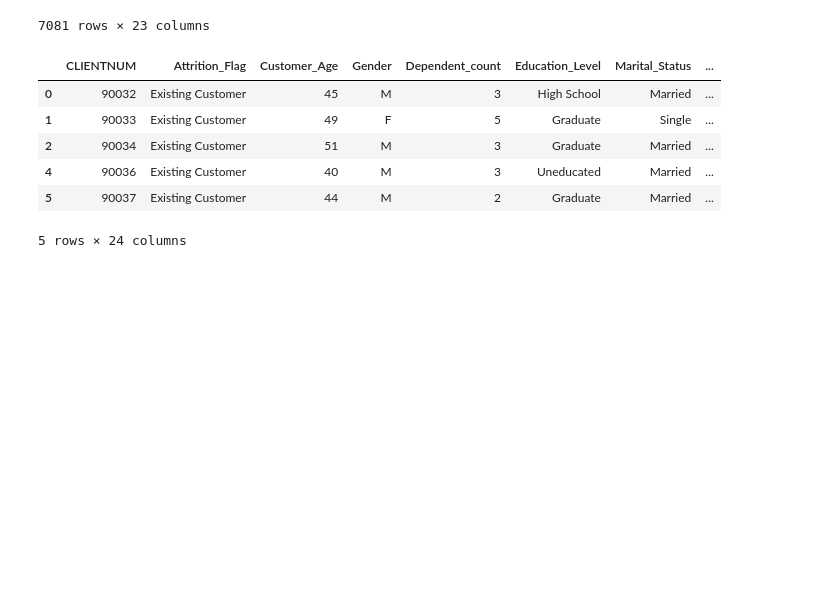
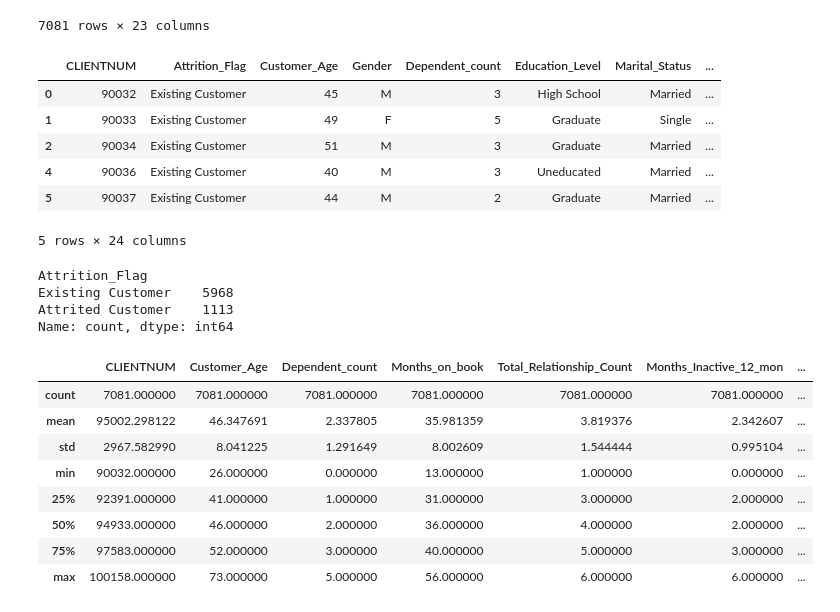
Before and after one commit to arturorivero/python-for-data-analysis, a Jupyter notebook: data/Dirty Data.ipynb, the cells around one changed output. Drawn from its saved outputs; the diff is of its cells as text; code cells hidden in the pictures; blank space fills up the shorter version.

```diff
--- a/data/Dirty Data.ipynb
+++ b/data/Dirty Data.ipynb
@@ -57,3 +57,29 @@ dataset.head()
 | 4 | 90036 | Existing Customer | 40 | M | 3 | Uneducated | Married | ... |
 | 5 | 90037 | Existing Customer | 44 | M | 2 | Graduate | Married | ... |
 5 rows × 24 columns
+# %%
+#EDA
+
+dataset["Attrition_Flag"].value_counts()
+# %% [output]
+Attrition_Flag
+Existing Customer    5968
+Attrited Customer    1113
+Name: count, dtype: int64
+# %%
+#Summary statistics
+
+# median is much better when
+# there are outliers
+
+dataset.describe()
+# %% [output]
+|  | CLIENTNUM | Customer_Age | Dependent_count | Months_on_book | Total_Relationship_Count | Months_Inactive_12_mon | ... |
+| count | 7081.000000 | 7081.000000 | 7081.000000 | 7081.000000 | 7081.000000 | 7081.000000 | ... |
+| mean | 95002.298122 | 46.347691 | 2.337805 | 35.981359 | 3.819376 | 2.342607 | ... |
+| std | 2967.582990 | 8.041225 | 1.291649 | 8.002609 | 1.544444 | 0.995104 | ... |
+| min | 90032.000000 | 26.000000 | 0.000000 | 13.000000 | 1.000000 | 0.000000 | ... |
+| 25% | 92391.000000 | 41.000000 | 1.000000 | 31.000000 | 3.000000 | 2.000000 | ... |
+| 50% | 94933.000000 | 46.000000 | 2.000000 | 36.000000 | 4.000000 | 2.000000 | ... |
+| 75% | 97583.000000 | 52.000000 | 3.000000 | 40.000000 | 5.000000 | 3.000000 | ... |
+| max | 100158.000000 | 73.000000 | 5.000000 | 56.000000 | 6.000000 | 6.000000 | ... |
```
